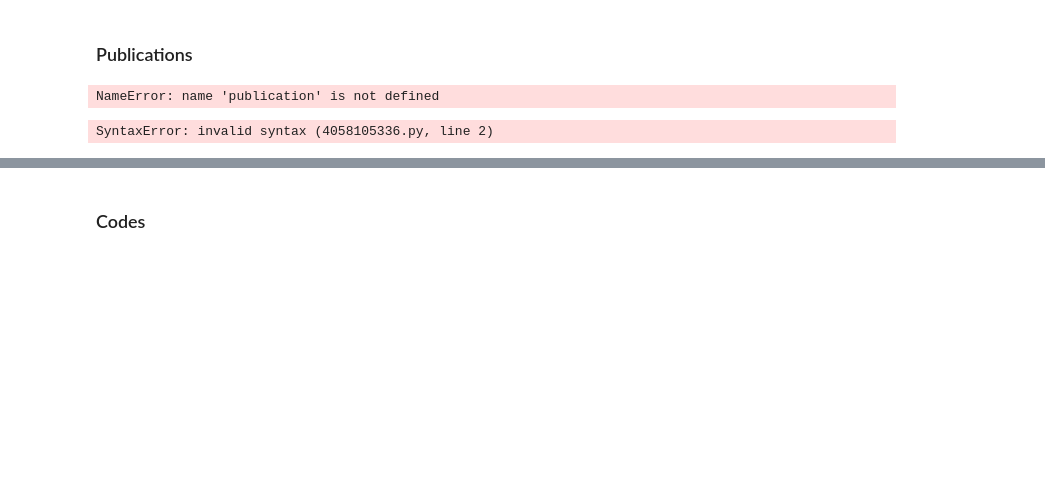
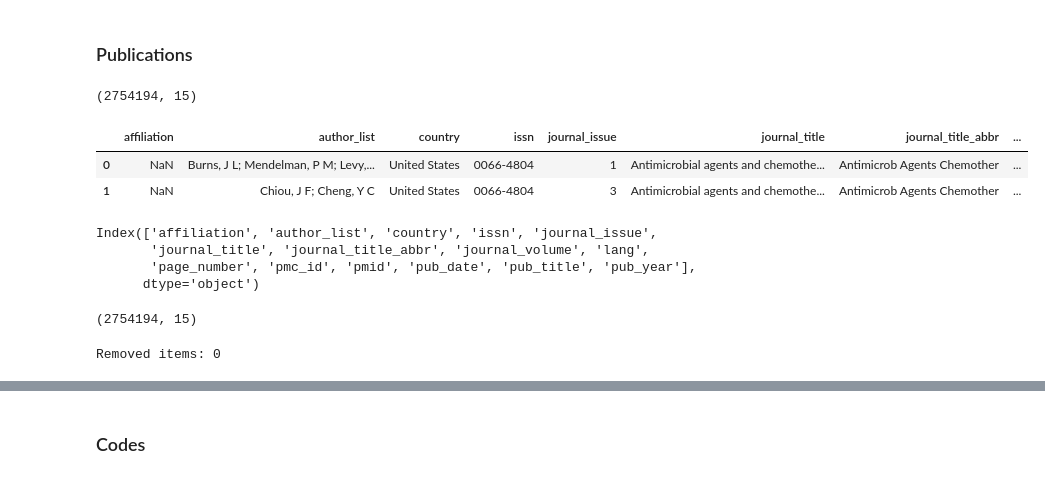
Before and after one commit to bsc-life/biohackathon_germany_2023, a Jupyter notebook: WG5/nih_data.ipynb, the cells around one changed output, grey strips where cells are left out. Cells and saved outputs as stored; diff of their text form; code cells hidden in the pictures; blank space fills up the shorter version.

```diff
--- a/WG5/nih_data.ipynb
+++ b/WG5/nih_data.ipynb
@@ -193,10 +223,21 @@ link_tables['pmid'] = link_tables['pmid'].fillna(0).astype(str)
 # %% [markdown]
 ### Publications
 # %%
-# publications = create_df_from_csv(folders, 'publications')
-all_publications = pd.read_csv('data/processing/publications.csv', index_col=None, engine='python')
-all_publications.columns
+# all_publications = create_df_from_csv(folders, 'publications')
+all_publications = pd.read_csv('data/processing/publications.csv', index_col=0, low_memory=False)
+all_publications.shape
+# %% [output]
+(2754194, 15)
 # %%
-all_publications.head()
+all_publications.head(2)
 # %% [output]
-NameError: name 'publication' is not defined
+|  | affiliation | author_list | country | issn | journal_issue | journal_title | journal_title_abbr | ... |
+| 0 | NaN | Burns, J L; Mendelman, P M; Levy,... | United States | 0066-4804 | 1 | Antimicrobial agents and chemothe... | Antimicrob Agents Chemother | ... |
+| 1 | NaN | Chiou, J F; Cheng, Y C | United States | 0066-4804 | 3 | Antimicrobial agents and chemothe... | Antimicrob Agents Chemother | ... |
+# %%
+all_publications.columns
+# %% [output]
+Index(['affiliation', 'author_list', 'country', 'issn', 'journal_issue',
+       'journal_title', 'journal_title_abbr', 'journal_volume', 'lang',
+       'page_number', 'pmc_id', 'pmid', 'pub_date', 'pub_title', 'pub_year'],
+      dtype='object')
@@ -203,9 +246,13 @@ NameError: name 'publication' is not defined
 # %%
 # remove publication with only different year of publication
-publications = all_publications[all_publications.duplicated(subset='column_name') | df.duplicated(subset='column_name', keep=False)]
+publications = all_publications[all_publications.duplicated(subset='pub_date') | all_publications.duplicated(subset='pub_date', keep=False)]
 publications.shape
 # %% [output]
-SyntaxError: invalid syntax (4058105336.py, line 2)
+(2754194, 15)
+# %%
+print(f'Removed items: {all_publications.shape[0] - publications.shape[0]}')
+# %% [output]
+Removed items: 0
 # %%
 # Convert column names to lowercase
 publications.columns = publications.columns.str.lower()
```
Also changed, not shown: parts of 78 cells of this notebook, 2 other files.
